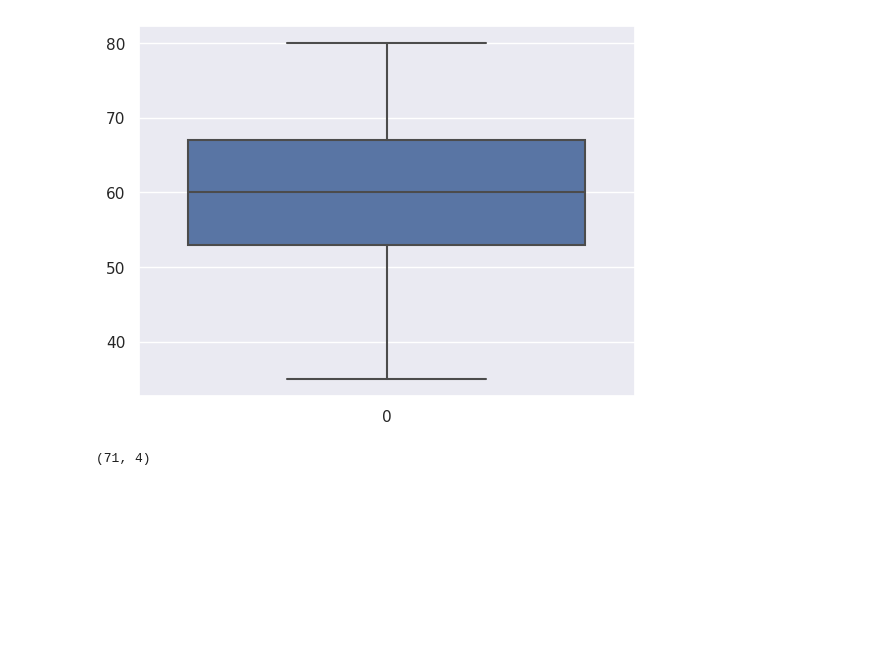
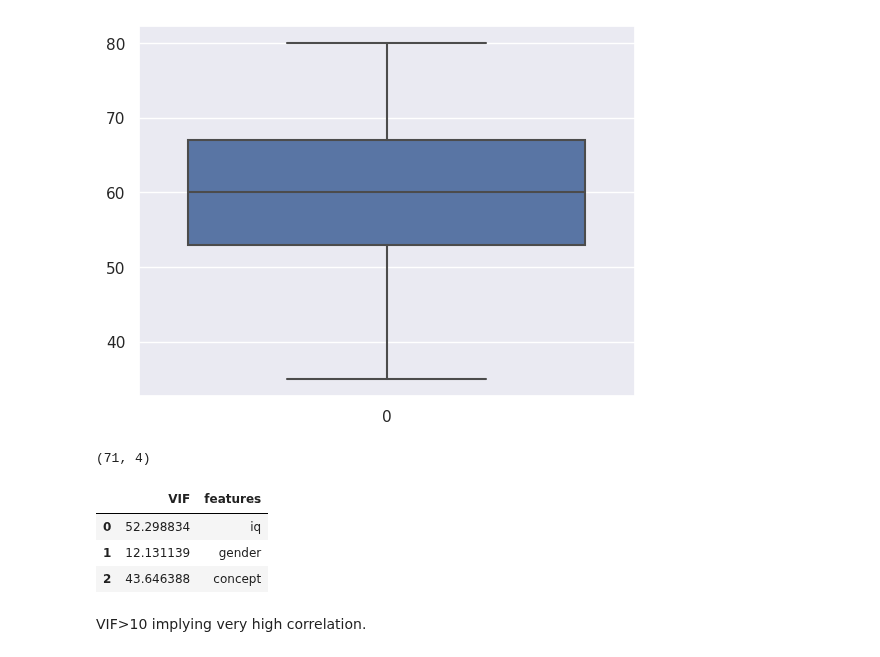
Before and after one commit to LaxmiVatsalyaDaita/Kaggle, a Jupyter notebook: gpa-linear-regression.ipynb, the cells around one changed output. Saved outputs shown, nothing was run; the diff lists cells and outputs as text; code cells hidden in the pictures; blank space fills up the shorter version.

```diff
--- a/gpa-linear-regression.ipynb
+++ b/gpa-linear-regression.ipynb
@@ -136,6 +136,21 @@ sns.boxplot(data['concept'])
 data.shape
 # %% [output]
 (71, 4)
+# %%
+from statsmodels.stats.outliers_influence import variance_inflation_factor
+variables = data[['iq','gender','concept']]
+vif = pd.DataFrame()
+vif["VIF"] = [variance_inflation_factor(variables.values, i) for i in range(variables.shape[1])]
+vif["features"] = variables.columns
+# %%
+vif
+# %% [output]
+|  | VIF | features |
+| 0 | 52.298834 | iq |
+| 1 | 12.131139 | gender |
+| 2 | 43.646388 | concept |
+# %% [markdown]
+VIF>10 implying very high correlation.
 # %%
 y = data['gpa']
 x1 = data[['gender','iq', 'concept']]
```
Also changed, not shown: parts of 10 cells of this notebook.
